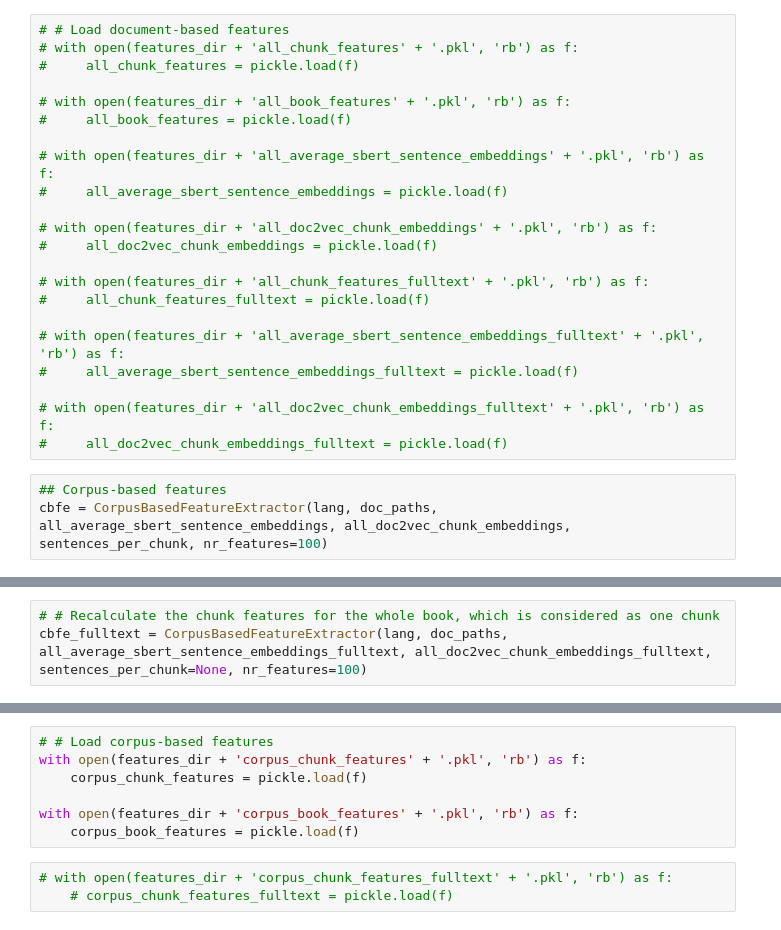
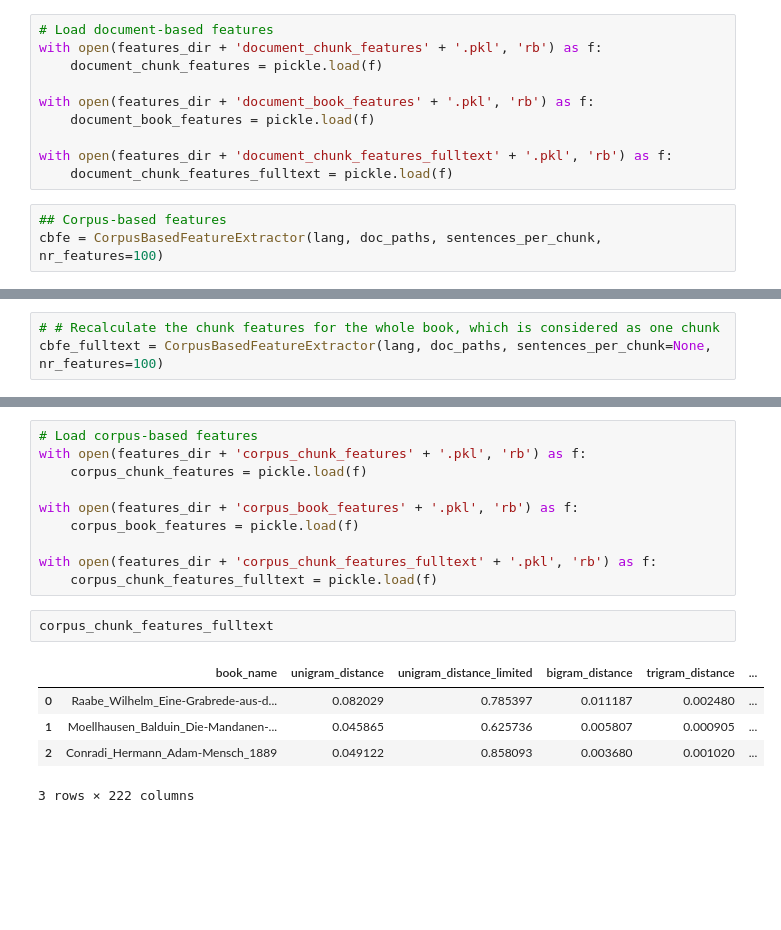
Before and after one commit to sta-a/great-unread, a Jupyter notebook: nbs/extract_features.ipynb, the cells around one changed output, grey strips where cells are left out. Saved outputs shown, nothing was run; the diff lists cells and outputs as text; blank space fills up the shorter version.

Commit message:
Generate chunks only with necessary variables, fix bug, improve saving results

```diff
--- a/nbs/extract_features.ipynb
+++ b/nbs/extract_features.ipynb
@@ -84,25 +65,13 @@ with open(features_dir + 'all_doc2vec_chunk_embeddings_fulltext' + '.pkl', 'wb')
 # %%
-# # Load document-based features
-# with open(features_dir + 'all_chunk_features' + '.pkl', 'rb') as f:
-#     all_chunk_features = pickle.load(f)
+# Load document-based features
+with open(features_dir + 'document_chunk_features' + '.pkl', 'rb') as f:
+    document_chunk_features = pickle.load(f)
 
-# with open(features_dir + 'all_book_features' + '.pkl', 'rb') as f:
-#     all_book_features = pickle.load(f)
+with open(features_dir + 'document_book_features' + '.pkl', 'rb') as f:
+    document_book_features = pickle.load(f)
 
-# with open(features_dir + 'all_average_sbert_sentence_embeddings' + '.pkl', 'rb') as f:
-#     all_average_sbert_sentence_embeddings = pickle.load(f)
-
-# with open(features_dir + 'all_doc2vec_chunk_embeddings' + '.pkl', 'rb') as f:
-#     all_doc2vec_chunk_embeddings = pickle.load(f)
-
-# with open(features_dir + 'all_chunk_features_fulltext' + '.pkl', 'rb') as f:
-#     all_chunk_features_fulltext = pickle.load(f)
-
-# with open(features_dir + 'all_average_sbert_sentence_embeddings_fulltext' + '.pkl', 'rb') as f:
-#     all_average_sbert_sentence_embeddings_fulltext = pickle.load(f)
-
-# with open(features_dir + 'all_doc2vec_chunk_embeddings_fulltext' + '.pkl', 'rb') as f:
-#     all_doc2vec_chunk_embeddings_fulltext = pickle.load(f)
+with open(features_dir + 'document_chunk_features_fulltext' + '.pkl', 'rb') as f:
+    document_chunk_features_fulltext = pickle.load(f)
 # %%
 ## Corpus-based features
-cbfe = CorpusBasedFeatureExtractor(lang, doc_paths, all_average_sbert_sentence_embeddings, all_doc2vec_chunk_embeddings, sentences_per_chunk, nr_features=100)
+cbfe = CorpusBasedFeatureExtractor(lang, doc_paths, sentences_per_chunk, nr_features=100)
@@ -129,6 +101,6 @@ with open(features_dir + 'corpus_book_features' + '.pkl', 'wb') as f:
 # %%
 # # Recalculate the chunk features for the whole book, which is considered as one chunk
-cbfe_fulltext = CorpusBasedFeatureExtractor(lang, doc_paths, all_average_sbert_sentence_embeddings_fulltext, all_doc2vec_chunk_embeddings_fulltext, sentences_per_chunk=None, nr_features=100)
+cbfe_fulltext = CorpusBasedFeatureExtractor(lang, doc_paths, sentences_per_chunk=None, nr_features=100)
 # %%
 corpus_chunk_features_fulltext, _ = cbfe_fulltext.get_all_features()
 with open(features_dir + 'corpus_chunk_features_fulltext' + '.pkl', 'wb') as f:
@@ -136,11 +119,19 @@ with open(features_dir + 'corpus_chunk_features_fulltext' + '.pkl', 'wb') as f:
 # %%
-# # Load corpus-based features
+# Load corpus-based features
 with open(features_dir + 'corpus_chunk_features' + '.pkl', 'rb') as f:
     corpus_chunk_features = pickle.load(f)
 
 with open(features_dir + 'corpus_book_features' + '.pkl', 'rb') as f:
     corpus_book_features = pickle.load(f)
+
+with open(features_dir + 'corpus_chunk_features_fulltext' + '.pkl', 'rb') as f:
+    corpus_chunk_features_fulltext = pickle.load(f)
-# %%
-# with open(features_dir + 'corpus_chunk_features_fulltext' + '.pkl', 'rb') as f:
-    # corpus_chunk_features_fulltext = pickle.load(f)
+# %%
+corpus_chunk_features_fulltext
+# %% [output]
+|  | book_name | unigram_distance | unigram_distance_limited | bigram_distance | trigram_distance | ... |
+| 0 | Raabe_Wilhelm_Eine-Grabrede-aus-d... | 0.082029 | 0.785397 | 0.011187 | 0.002480 | ... |
+| 1 | Moellhausen_Balduin_Die-Mandanen-... | 0.045865 | 0.625736 | 0.005807 | 0.000905 | ... |
+| 2 | Conradi_Hermann_Adam-Mensch_1889 | 0.049122 | 0.858093 | 0.003680 | 0.001020 | ... |
+3 rows × 222 columns
 # %%
```
Also changed, not shown: parts of 12 cells of this notebook, 8 other files.
